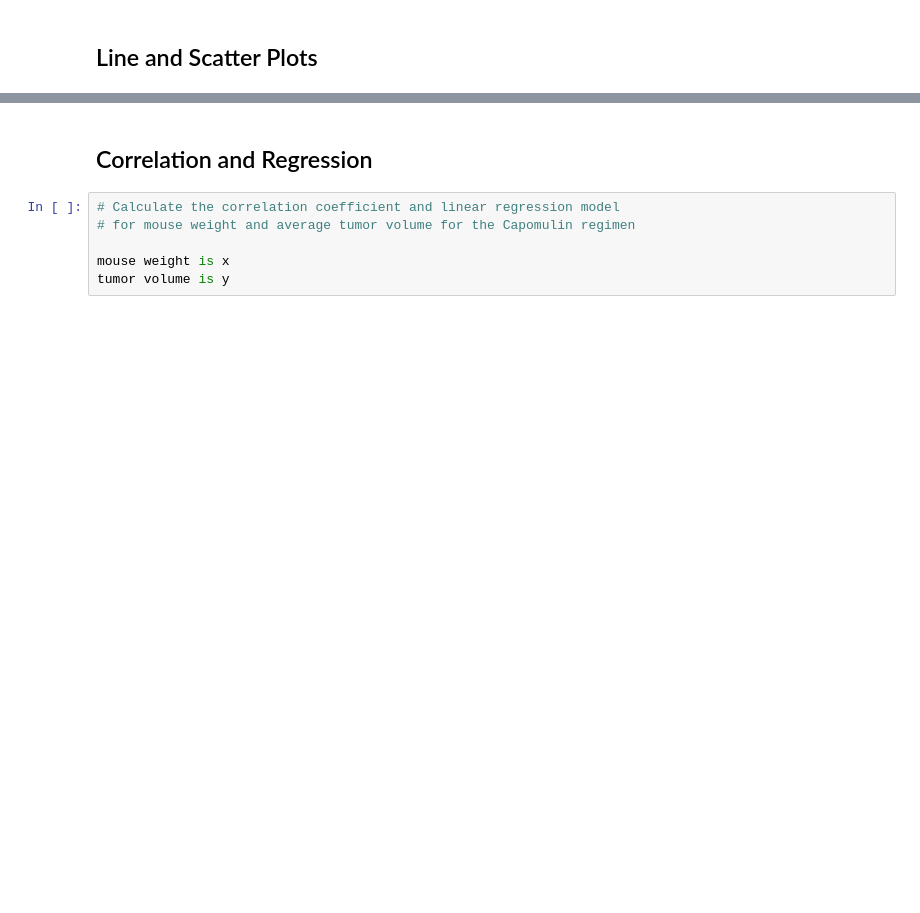
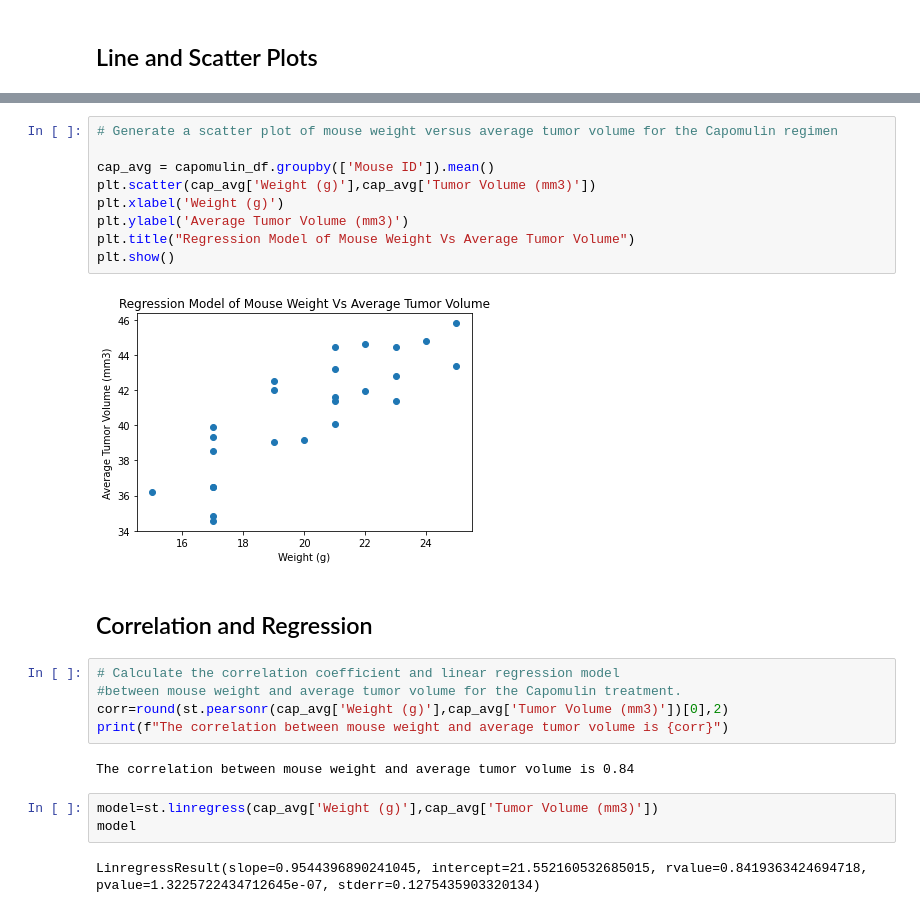
Before and after one commit to catu099/matplotlib-challege, a Jupyter notebook: pymaceuticals.ipynb, the cells around one changed output, grey strips where cells are left out. Drawn from its saved outputs; the diff is of its cells as text; blank space fills up the shorter version.

```diff
--- a/pymaceuticals.ipynb
+++ b/pymaceuticals.ipynb
@@ -164,8 +284,25 @@ tumor volume is y
+# %%
+# Generate a scatter plot of mouse weight versus average tumor volume for the Capomulin regimen
+
+cap_avg = capomulin_df.groupby(['Mouse ID']).mean()
+plt.scatter(cap_avg['Weight (g)'],cap_avg['Tumor Volume (mm3)'])
+plt.xlabel('Weight (g)')
+plt.ylabel('Average Tumor Volume (mm3)')
+plt.title("Regression Model of Mouse Weight Vs Average Tumor Volume")
+plt.show()
+# %% [output]
+[figure, added]
 # %% [markdown]
 ## Correlation and Regression
 # %%
 # Calculate the correlation coefficient and linear regression model
-# for mouse weight and average tumor volume for the Capomulin regimen
-
-mouse weight is x
-tumor volume is y
+#between mouse weight and average tumor volume for the Capomulin treatment.
+corr=round(st.pearsonr(cap_avg['Weight (g)'],cap_avg['Tumor Volume (mm3)'])[0],2)
+print(f"The correlation between mouse weight and average tumor volume is {corr}")
+# %% [output]
+The correlation between mouse weight and average tumor volume is 0.84
+# %%
+model=st.linregress(cap_avg['Weight (g)'],cap_avg['Tumor Volume (mm3)'])
+model
+# %% [output]
+LinregressResult(slope=0.9544396890241045, intercept=21.552160532685015, rvalue=0.8419363424694718, pvalue=1.3225722434712645e-07, stderr=0.1275435903320134)
```
Also changed, not shown: parts of 13 cells of this notebook.
